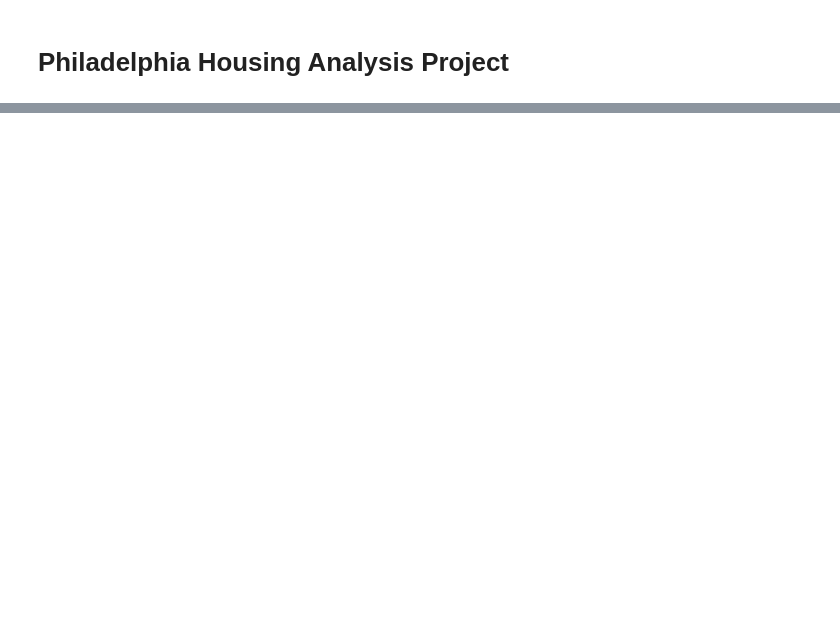
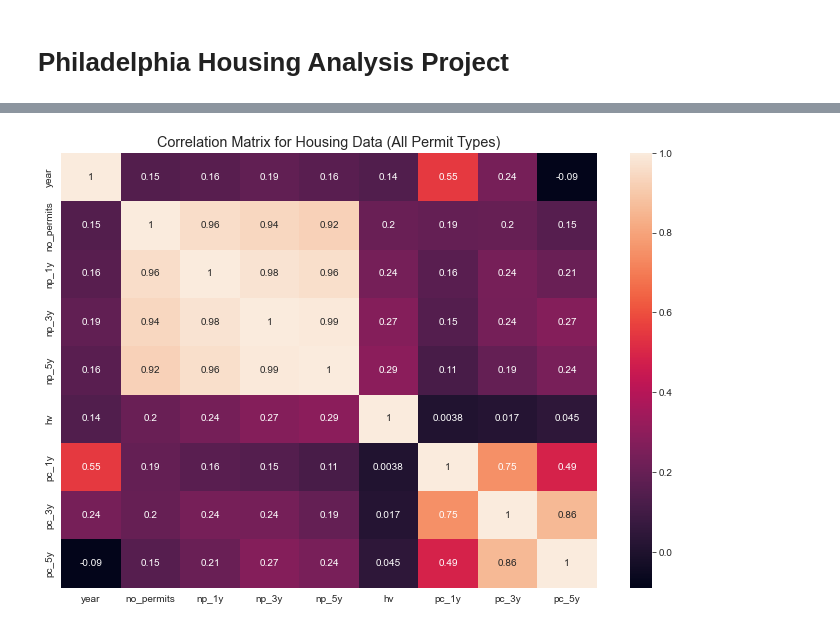
Before and after one commit to JohnnyKile/Philadelphia-Housing-Analysis, a Jupyter notebook: Philadelphia Housing Analysis.ipynb, the cells around one changed output, grey strips where cells are left out. Cells and saved outputs as stored; diff of their text form; code cells hidden in the pictures; blank space fills up the shorter version.

```diff
--- a/Philadelphia Housing Analysis.ipynb
+++ b/Philadelphia Housing Analysis.ipynb
@@ -505,0 +200,10 @@ NameError: name 'hv_cols' is not defined
+# %%
+# Load the other csv file
+col_list = ['zip', 'permitdescription', 'permitissuedate']
+permits1 = permits1[col_list]
+permits2 = pd.read_csv('data_files/permits_2016-2022.csv', usecols=col_list)
+
+# Combine
+permits_combined = permits = pd.concat([permits1, permits2], ignore_index = True)
+
+permits_combined.head()
@@ -505,0 +310,26 @@ NameError: name 'hv_cols' is not defined
+# %%
+# Compute rolling permit data for 1y, 3y, and 5y ago
+def prev_permits(data):
+    data = data.sort_values("year", ascending=True)
+    data["np_1y"] = data["no_permits"].shift(1)
+    data["np_3y"] = data.rolling(3, closed="left", min_periods=3).sum()["no_permits"]
+    data["np_5y"] = data.rolling(5, closed="left", min_periods=5).sum()["no_permits"]
+    return data
+
+# Compute correlation using permit_type as 'all' if not specified
+def created_combined_df(permit_data, permit_type='all'):
+
+    # Isolate the data to the rows related to the entered permit_type
+    if permit_type != 'all':
+        permit_data = permit_data[permit_data['permitdescription'].isin(permit_type)]
+
+    # Count number of permits by zipcode and year
+    permit_data = permit_data.groupby(['zipcode','year'])['zipcode'].count().reset_index(name='no_permits')
+
+    # Apply groupby function to add rolling sums to table
+    permit_data = permit_data.groupby(["zipcode"]).apply(prev_permits)
+
+    # Combine permit and housing data on zipcode and year
+    combined_data = pd.merge(permit_data, zillow, on=['zipcode','year'])
+
+    return combined_data
@@ -505,0 +346,3 @@ NameError: name 'hv_cols' is not defined
+# %%
+housing_data = created_combined_df(permits_combined)
+housing_data.head(10)
@@ -505,0 +361,7 @@ NameError: name 'hv_cols' is not defined
+# %%
+sns.set_style("darkgrid")
+sns.heatmap(housing_data.corr(), annot = True)
+plt.title("Correlation Matrix for Housing Data (All Permit Types)")
+plt.show()
+# %% [output]
+[figure, added]
```
Also changed, not shown: parts of 125 cells of this notebook.
